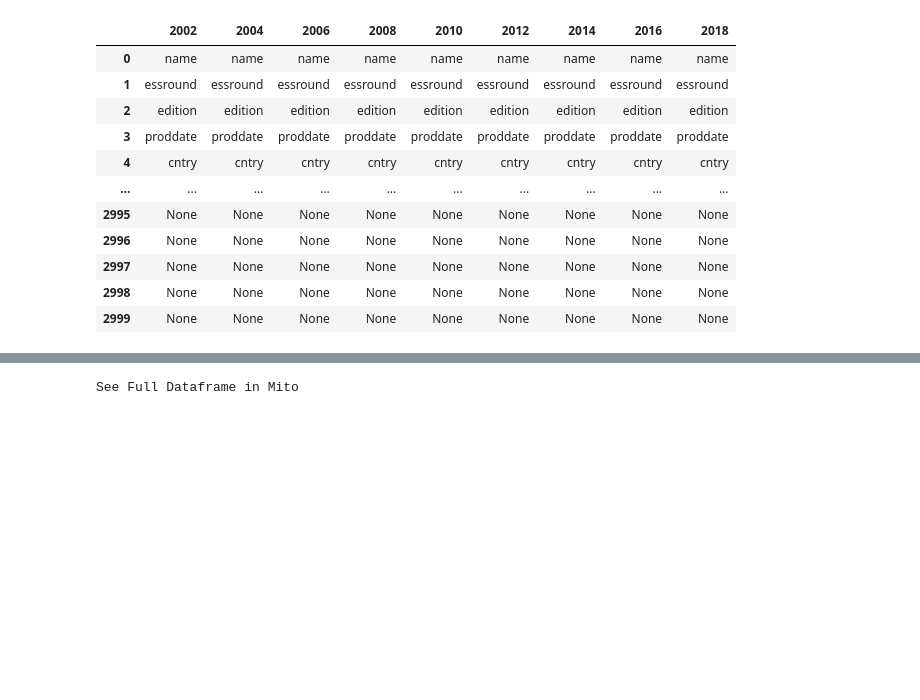
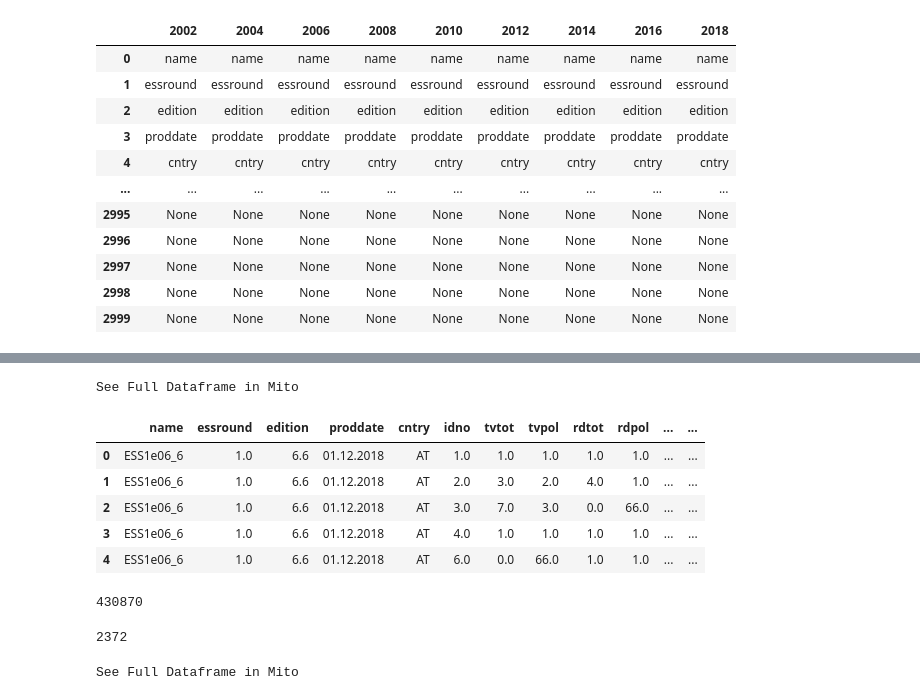
Before and after one commit to linkcharger/glovo, a Jupyter notebook: exploration_aux_data.ipynb, the cells around one changed output, grey strips where cells are left out. Saved outputs shown, nothing was run; the diff lists cells and outputs as text; code cells hidden in the pictures; blank space fills up the shorter version.

```diff
--- a/exploration_aux_data.ipynb
+++ b/exploration_aux_data.ipynb
@@ -424,3 +496,22 @@ See Full Dataframe in Mito
+# %%
+ddf = dd.read_parquet('aux_data/03_xenophobia/ESS/all_waves')
+ddf.head()
+# %% [output]
+See Full Dataframe in Mito
+|  | name | essround | edition | proddate | cntry | idno | tvtot | tvpol | rdtot | rdpol | ... | ... |
+| 0 | ESS1e06_6 | 1.0 | 6.6 | 01.12.2018 | AT | 1.0 | 1.0 | 1.0 | 1.0 | 1.0 | ... | ... |
+| 1 | ESS1e06_6 | 1.0 | 6.6 | 01.12.2018 | AT | 2.0 | 3.0 | 2.0 | 4.0 | 1.0 | ... | ... |
+| 2 | ESS1e06_6 | 1.0 | 6.6 | 01.12.2018 | AT | 3.0 | 7.0 | 3.0 | 0.0 | 66.0 | ... | ... |
+| 3 | ESS1e06_6 | 1.0 | 6.6 | 01.12.2018 | AT | 4.0 | 1.0 | 1.0 | 1.0 | 1.0 | ... | ... |
+| 4 | ESS1e06_6 | 1.0 | 6.6 | 01.12.2018 | AT | 6.0 | 0.0 | 66.0 | 1.0 | 1.0 | ... | ... |
+# %%
+len(ddf)
+# %% [output]
+430870
+# %%
+len(ddf.columns)
+# %% [output]
+2372
 # %%
 df = pd.read_spss('aux_data/03_xenophobia/MD3190/3190.sav')
 df
```
Also changed, not shown: parts of 2 cells of this notebook.
